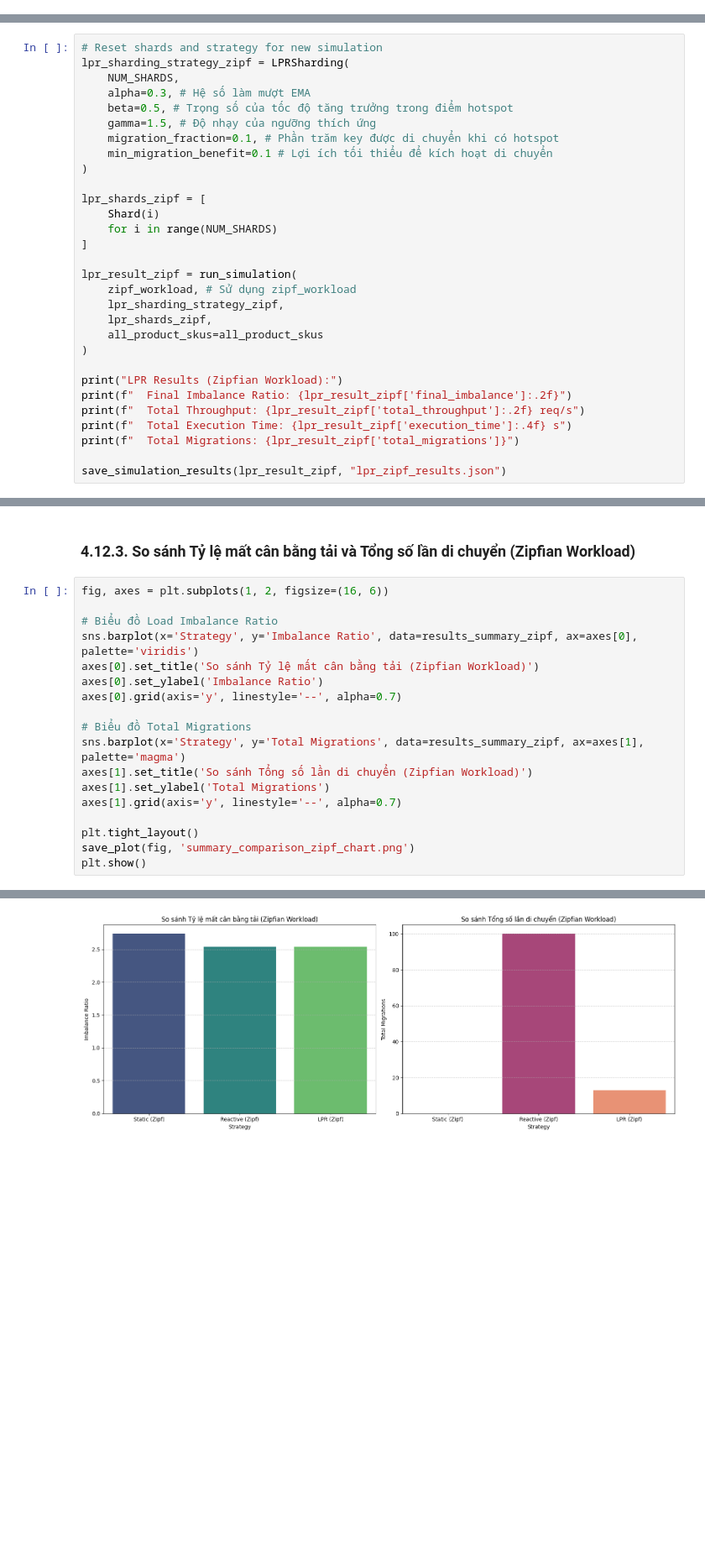
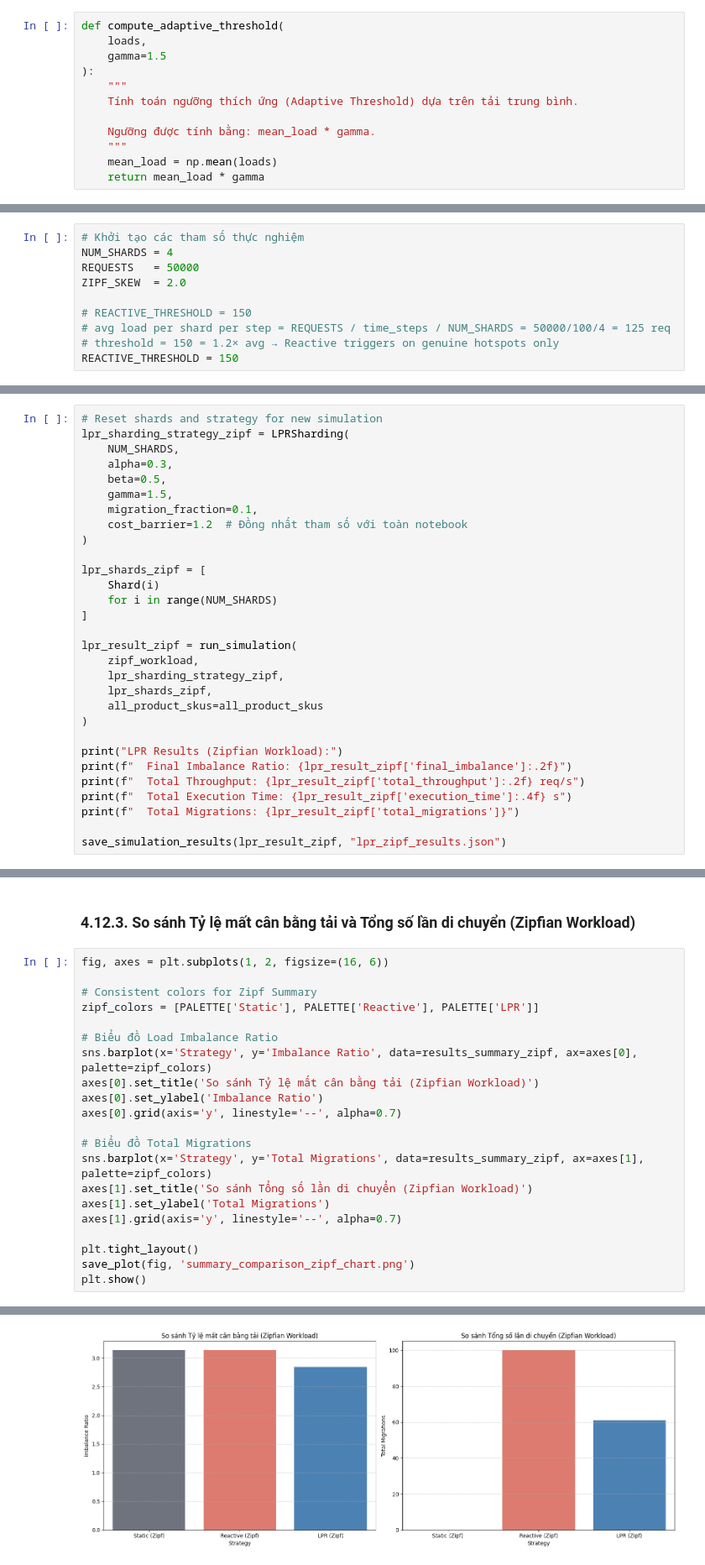
Before and after one commit to baodangerous/LPR-Ecommerce-Sharding, a Jupyter notebook: Proactive_ReSharding.ipynb, the cells around one changed output, grey strips where cells are left out. Shown at 84% size. Drawn from its saved outputs; the diff is of its cells as text; blank space fills up the shorter version.

Commit message:
feat: add final notebook with ablation study and sensitivity analysis

```diff
--- a/Proactive_ReSharding.ipynb
+++ b/Proactive_ReSharding.ipynb
@@ -2090,3 +2085,15 @@ def compute_adaptive_threshold(
+# %%
+def compute_adaptive_threshold(
+    loads,
+    gamma=1.5
+):
+    """
+    Tính toán ngưỡng thích ứng (Adaptive Threshold) dựa trên tải trung bình.
+
+    Ngưỡng được tính bằng: mean_load * gamma.
+    """
+    mean_load = np.mean(loads)
+    return mean_load * gamma
 # %% [markdown]
 ### 3.7. Hotspot Score
 LPR kết hợp:
@@ -2660,3 +2597,13 @@ REACTIVE_THRESHOLD = 200 # Giảm từ 500 để khuyến khích migration sớm
+# %%
+# Khởi tạo các tham số thực nghiệm
+NUM_SHARDS = 4
+REQUESTS   = 50000
+ZIPF_SKEW  = 2.0
+
+# REACTIVE_THRESHOLD = 150
+# avg load per shard per step = REQUESTS / time_steps / NUM_SHARDS = 50000/100/4 = 125 req
+# threshold = 150 = 1.2× avg → Reactive triggers on genuine hotspots only
+REACTIVE_THRESHOLD = 150
 # %% [markdown]
 ### 4.7. Sinh workload thực nghiệm
 # %%
@@ -3013,11 +2956,11 @@ LPR Results:
 # Reset shards and strategy for new simulation
 lpr_sharding_strategy_zipf = LPRSharding(
     NUM_SHARDS,
-    alpha=0.3, # Hệ số làm mượt EMA
-    beta=0.5, # Trọng số của tốc độ tăng trưởng trong điểm hotspot
-    gamma=1.5, # Độ nhạy của ngưỡng thích ứng
-    migration_fraction=0.1, # Phần trăm key được di chuyển khi có hotspot
-    min_migration_benefit=0.1 # Lợi ích tối thiểu để kích hoạt di chuyển
+    alpha=0.3,
+    beta=0.5,
+    gamma=1.5,
+    migration_fraction=0.1,
+    cost_barrier=1.2  # Đồng nhất tham số với toàn notebook
 )
 
 lpr_shards_zipf = [
@@ -3026,7 +2969,7 @@ lpr_shards_zipf = [
 ]
 
 lpr_result_zipf = run_simulation(
-    zipf_workload, # Sử dụng zipf_workload
+    zipf_workload,
     lpr_sharding_strategy_zipf,
     lpr_shards_zipf,
     all_product_skus=all_product_skus
@@ -3148,14 +3091,17 @@ plt.show()
 # %%
 fig, axes = plt.subplots(1, 2, figsize=(16, 6))
 
+# Consistent colors for Zipf Summary
+zipf_colors = [PALETTE['Static'], PALETTE['Reactive'], PALETTE['LPR']]
+
 # Biểu đồ Load Imbalance Ratio
-sns.barplot(x='Strategy', y='Imbalance Ratio', data=results_summary_zipf, ax=axes[0], palette='viridis')
+sns.barplot(x='Strategy', y='Imbalance Ratio', data=results_summary_zipf, ax=axes[0], palette=zipf_colors)
 axes[0].set_title('So sánh Tỷ lệ mất cân bằng tải (Zipfian Workload)')
 axes[0].set_ylabel('Imbalance Ratio')
 axes[0].grid(axis='y', linestyle='--', alpha=0.7)
 
 # Biểu đồ Total Migrations
-sns.barplot(x='Strategy', y='Total Migrations', data=results_summary_zipf, ax=axes[1], palette='magma')
+sns.barplot(x='Strategy', y='Total Migrations', data=results_summary_zipf, ax=axes[1], palette=zipf_colors)
 axes[1].set_title('So sánh Tổng số lần di chuyển (Zipfian Workload)')
 axes[1].set_ylabel('Total Migrations')
 axes[1].grid(axis='y', linestyle='--', alpha=0.7)
@@ -3174,2 +3120,2 @@ Passing `palette` without assigning `hue` is deprecated and will be removed in v
 Đã lưu biểu đồ 'summary_comparison_zipf_chart.png' thành công tại: /content/drive/MyDrive/LPR_Ecommerce_Sharding/figures/summary_comparison_zipf_chart.png
-[figure, old version]
+[figure, new version]
```
Also changed, not shown: parts of 67 cells of this notebook.
